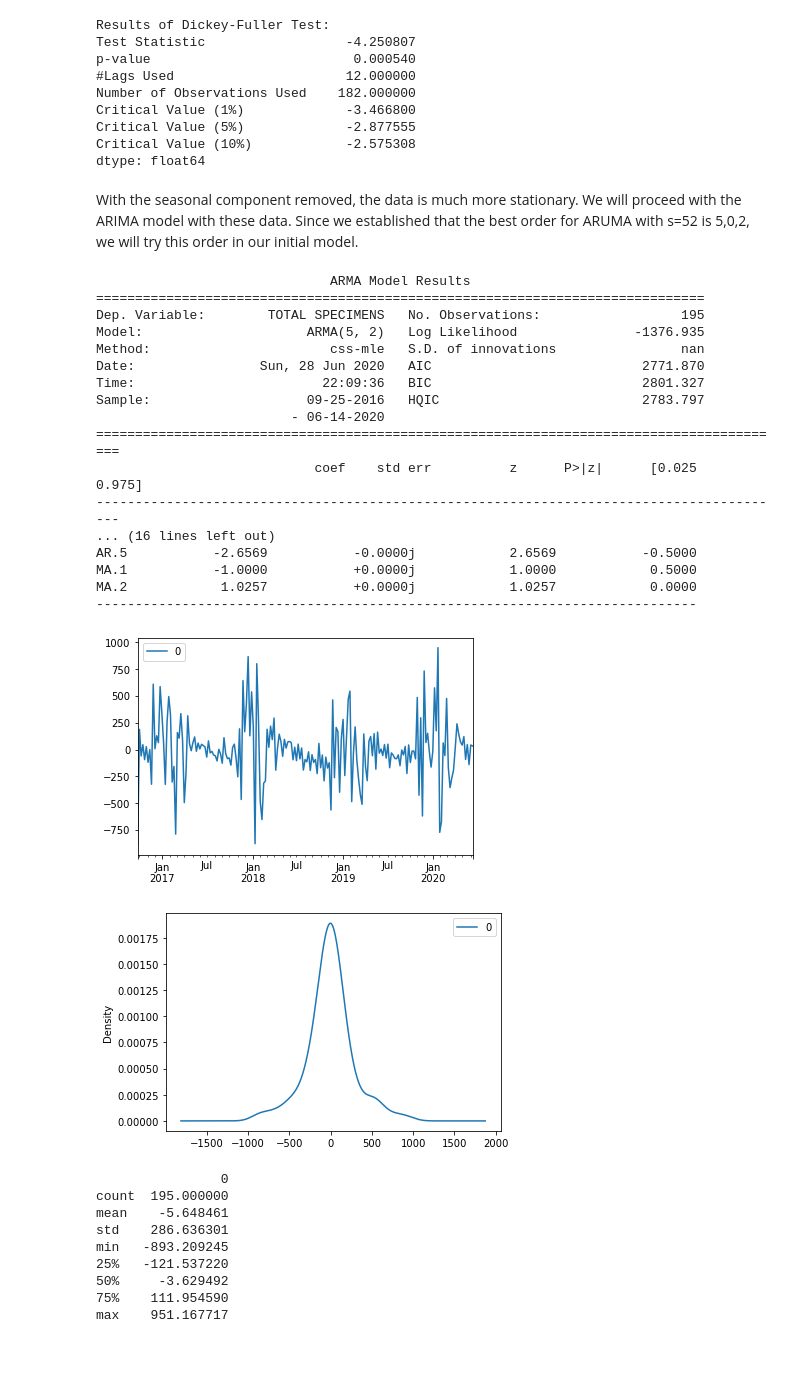
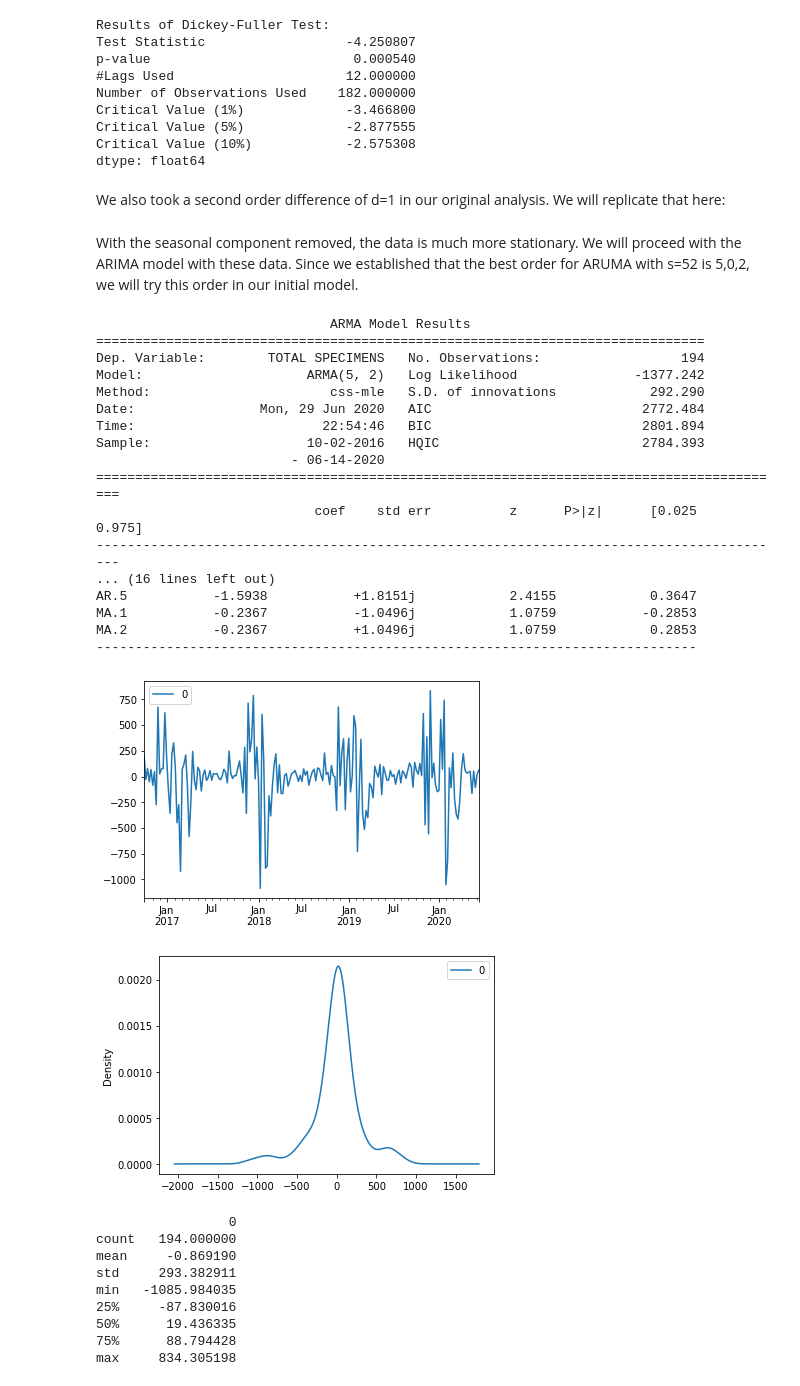
Before and after one commit to mjwolfe91/QTW-CaseStudy4, a Jupyter notebook: FluForecasting.ipynb, the cells around one changed output. Drawn from its saved outputs; the diff is of its cells as text; code cells hidden in the pictures; blank space fills up the shorter version.

```diff
--- a/FluForecasting.ipynb
+++ b/FluForecasting.ipynb
@@ -180,46 +181,50 @@ Critical Value (1%)             -3.466800
 Critical Value (5%)             -2.877555
 Critical Value (10%)            -2.575308
 dtype: float64
+# %% [markdown]
+We also took a second order difference of d=1 in our original analysis. We will replicate that here:
+# %%
+FluCases2015Diff = FluCases2015Stat-FluCases2015Stat.shift(1)
 # %% [markdown]
 With the seasonal component removed, the data is much more stationary. We will proceed with the ARIMA model with these data. Since we established that the best order for ARUMA with s=52 is 5,0,2, we will try this order in our initial model.
 # %%
-model = ARIMA(FluCases2015Stat.dropna(), order=(5,0,2), freq='W')
+model = ARIMA(FluCases2015Diff.dropna(), order=(5,0,2), freq='W')
 model_fit = model.fit(disp=0)
 print(model_fit.summary())
 # plot residual errors
 residuals = pd.DataFrame(model_fit.resid)
 residuals.plot()
 plt.show()
 residuals.plot(kind='kde')
 plt.show()
 print(residuals.describe())
 # %% [output]
                               ARMA Model Results
 ==============================================================================
-Dep. Variable:        TOTAL SPECIMENS   No. Observations:                  195
-Model:                     ARMA(5, 2)   Log Likelihood               -1376.935
-Method:                       css-mle   S.D. of innovations                nan
-Date:                Sun, 28 Jun 2020   AIC                           2771.870
-Time:                        22:09:36   BIC                           2801.327
-Sample:                    09-25-2016   HQIC                          2783.797
+Dep. Variable:        TOTAL SPECIMENS   No. Observations:                  194
+Model:                     ARMA(5, 2)   Log Likelihood               -1377.242
+Method:                       css-mle   S.D. of innovations            292.290
+Date:                Mon, 29 Jun 2020   AIC                           2772.484
+Time:                        22:54:46   BIC                           2801.894
+Sample:                    10-02-2016   HQIC                          2784.393
                          - 06-14-2020
 =========================================================================================
                             coef    std err          z      P>|z|      [0.025      0.975]
 -----------------------------------------------------------------------------------------
 ... (16 lines left out)
-AR.5           -2.6569           -0.0000j            2.6569           -0.5000
-MA.1           -1.0000           +0.0000j            1.0000            0.5000
-MA.2            1.0257           +0.0000j            1.0257            0.0000
+AR.5           -1.5938           +1.8151j            2.4155            0.3647
+MA.1           -0.2367           -1.0496j            1.0759           -0.2853
+MA.2           -0.2367           +1.0496j            1.0759            0.2853
 -----------------------------------------------------------------------------
-[figure, old version]
+[figure, new version]
-[figure, old version]
+[figure, new version]
-                0
-count  195.000000
-mean    -5.648461
-std    286.636301
-min   -893.209245
-25%   -121.537220
-50%     -3.629492
-75%    111.954590
-max    951.167717
+                 0
+count   194.000000
+mean     -0.869190
+std     293.382911
+min   -1085.984035
+25%     -87.830016
+50%      19.436335
+75%      88.794428
+max     834.305198
 # %%
```
Also changed, not shown: parts of 8 cells of this notebook.
